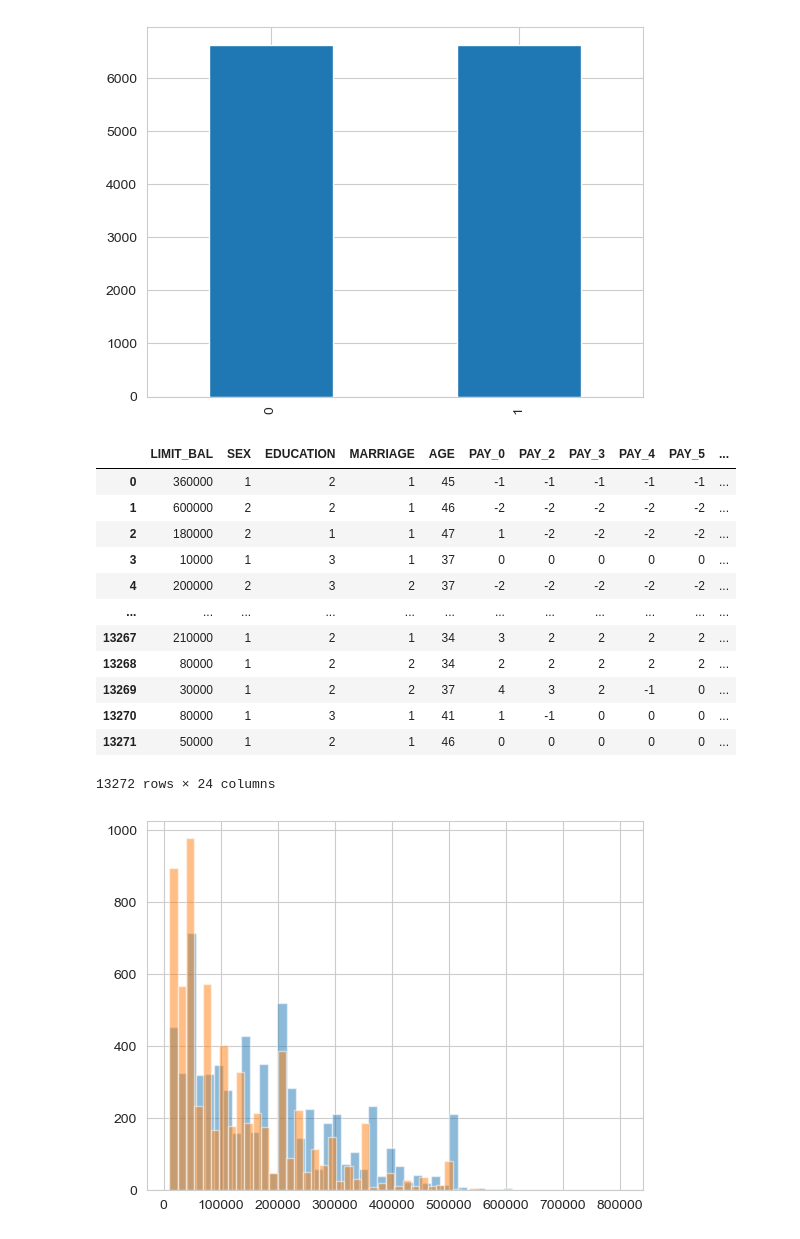
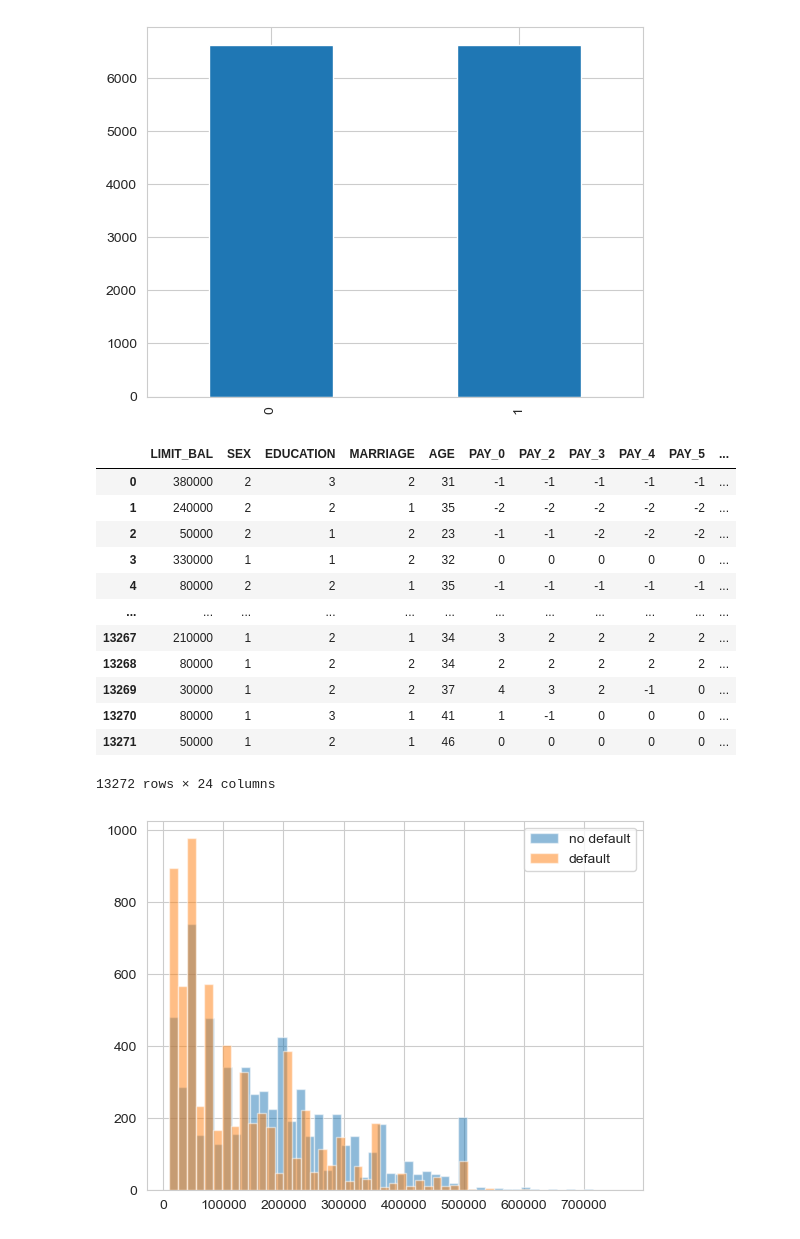
Before and after one commit to pogrebitskiy/Credit_Defaults, a Jupyter notebook: exploration.ipynb, the cells around one changed output. Drawn from its saved outputs; the diff is of its cells as text; code cells hidden in the pictures.

Commit message:
rename

```diff
--- a/exploration.ipynb
+++ b/exploration.ipynb
@@ -6,2 +7,4 @@ import random as rnd
 # %%
 df = pd.read_csv('default of credit card clients-2.csv', index_col=0)
+# %%
+df.rename(columns={'default payment next month': 'default'}, inplace=True)
@@ -81,5 +101,5 @@ Name: default payment next month, dtype: int64
 [figure]
 # %%
 # Balance the df
-balanced_df = pd.concat([df[df['default payment next month'] == 0].sample(6636), df[df['default payment next month'] == 1]]).reset_index(drop=True)
+balanced_df = pd.concat([df[df['default'] == 0].sample(6636, random_state=42), df[df['default'] == 1]]).reset_index(drop=True)
 # %%
@@ -91,11 +111,11 @@ balanced_df['default payment next month'].value_counts(()).plot.bar()
 balanced_df
 # %% [output]
 |  | LIMIT_BAL | SEX | EDUCATION | MARRIAGE | AGE | PAY_0 | PAY_2 | PAY_3 | PAY_4 | PAY_5 | ... |
-| 0 | 360000 | 1 | 2 | 1 | 45 | -1 | -1 | -1 | -1 | -1 | ... |
-| 1 | 600000 | 2 | 2 | 1 | 46 | -2 | -2 | -2 | -2 | -2 | ... |
-| 2 | 180000 | 2 | 1 | 1 | 47 | 1 | -2 | -2 | -2 | -2 | ... |
-| 3 | 10000 | 1 | 3 | 1 | 37 | 0 | 0 | 0 | 0 | 0 | ... |
-| 4 | 200000 | 2 | 3 | 2 | 37 | -2 | -2 | -2 | -2 | -2 | ... |
+| 0 | 380000 | 2 | 3 | 2 | 31 | -1 | -1 | -1 | -1 | -1 | ... |
+| 1 | 240000 | 2 | 2 | 1 | 35 | -2 | -2 | -2 | -2 | -2 | ... |
+| 2 | 50000 | 2 | 1 | 2 | 23 | -1 | -1 | -2 | -2 | -2 | ... |
+| 3 | 330000 | 1 | 1 | 2 | 32 | 0 | 0 | 0 | 0 | 0 | ... |
+| 4 | 80000 | 2 | 2 | 1 | 35 | -1 | -1 | -1 | -1 | -1 | ... |
 | ... | ... | ... | ... | ... | ... | ... | ... | ... | ... | ... | ... |
 | 13267 | 210000 | 1 | 2 | 1 | 34 | 3 | 2 | 2 | 2 | 2 | ... |
 | 13268 | 80000 | 1 | 2 | 2 | 34 | 2 | 2 | 2 | 2 | 2 | ... |
@@ -104,8 +124,10 @@ balanced_df
 | 13271 | 50000 | 1 | 2 | 1 | 46 | 0 | 0 | 0 | 0 | 0 | ... |
 13272 rows × 24 columns
 # %%
-plt.hist(x=balanced_df[balanced_df['default payment next month'] == 0].LIMIT_BAL, bins=50, alpha=0.5);
-plt.hist(x=balanced_df[balanced_df['default payment next month'] == 1].LIMIT_BAL, bins=50, alpha=0.5);
+plt.hist(x=balanced_df[balanced_df['default'] == 0].LIMIT_BAL, bins=50, alpha=0.5, label='no default');
+plt.hist(x=balanced_df[balanced_df['default'] == 1].LIMIT_BAL, bins=50, alpha=0.5, label='default');
+plt.legend()
+plt.show()
 # %% [output]
-[figure, old version]
+[figure, new version]
 # %%
```
Also changed, not shown: parts of 9 cells of this notebook.
